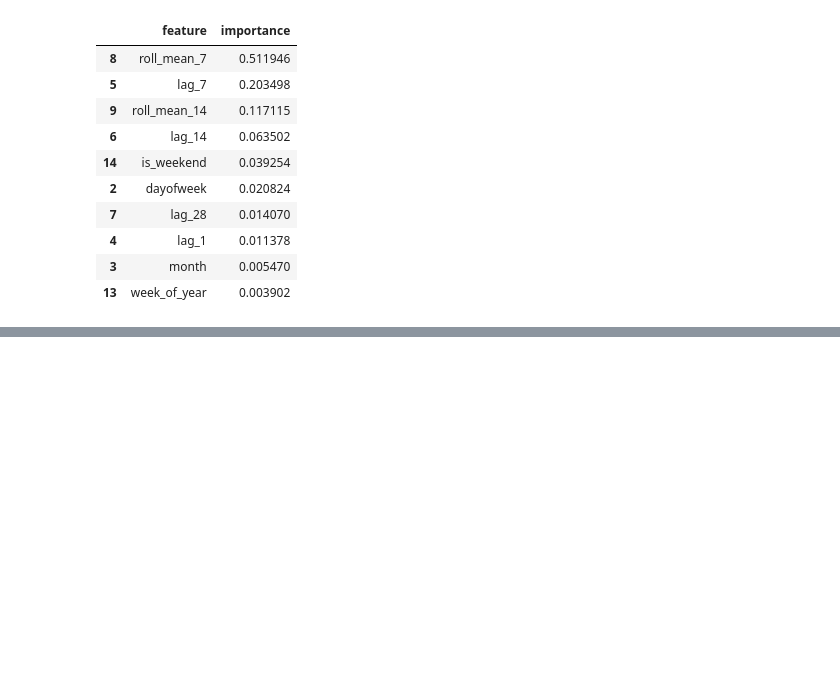
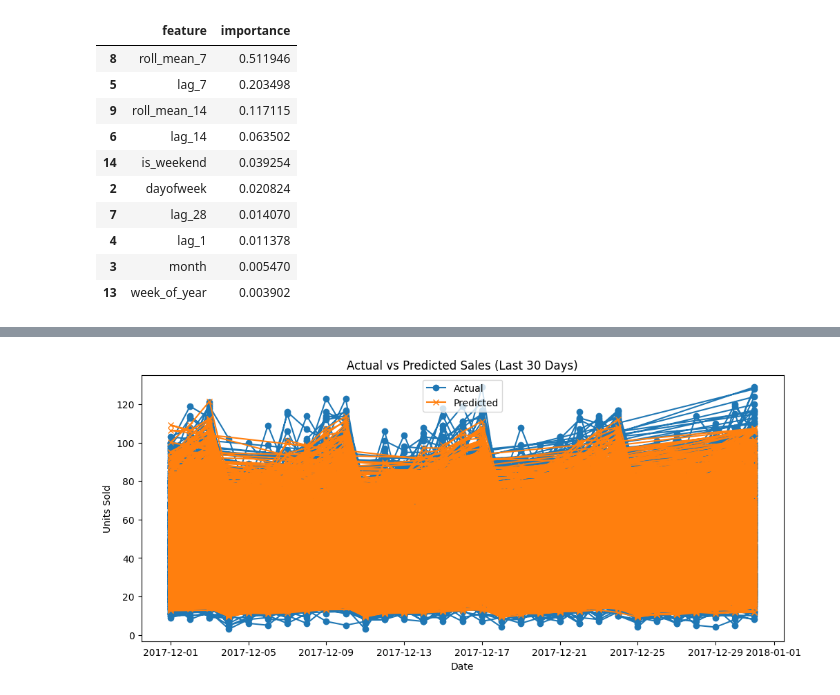
Before and after one commit to Harsha081459/Retail-Demand-Forecasting, a Jupyter notebook: notebook.ipynb, the cells around one changed output, grey strips where cells are left out. Saved outputs shown, nothing was run; the diff lists cells and outputs as text; code cells hidden in the pictures; blank space fills up the shorter version.

Commit message:
tuning, plots...

```diff
--- a/notebook.ipynb
+++ b/notebook.ipynb
@@ -481,0 +602,9 @@ importance.head(10)
+# %%
+final_xgb = XGBRegressor(
+    **random_search.best_params_,
+    objective="reg:squarederror",
+    random_state=42,
+    n_jobs=-1
+)
+
+final_xgb.fit(X, y)
@@ -481,0 +623,16 @@ importance.head(10)
+# %%
+df_model["y_pred"] = final_xgb.predict(X)
+
+last_month = df_model["date"].max() - pd.DateOffset(days=30)
+df_last = df_model[df_model["date"] >= last_month]
+# %%
+plt.figure(figsize=(12,5))
+plt.plot(df_last["date"], df_last["sales"], label="Actual", marker="o")
+plt.plot(df_last["date"], df_last["y_pred"], label="Predicted", marker="x")
+plt.title("Actual vs Predicted Sales (Last 30 Days)")
+plt.xlabel("Date")
+plt.ylabel("Units Sold")
+plt.legend()
+plt.show()
+# %% [output]
+[figure, added]
```
Also changed, not shown: parts of 9 cells of this notebook.
